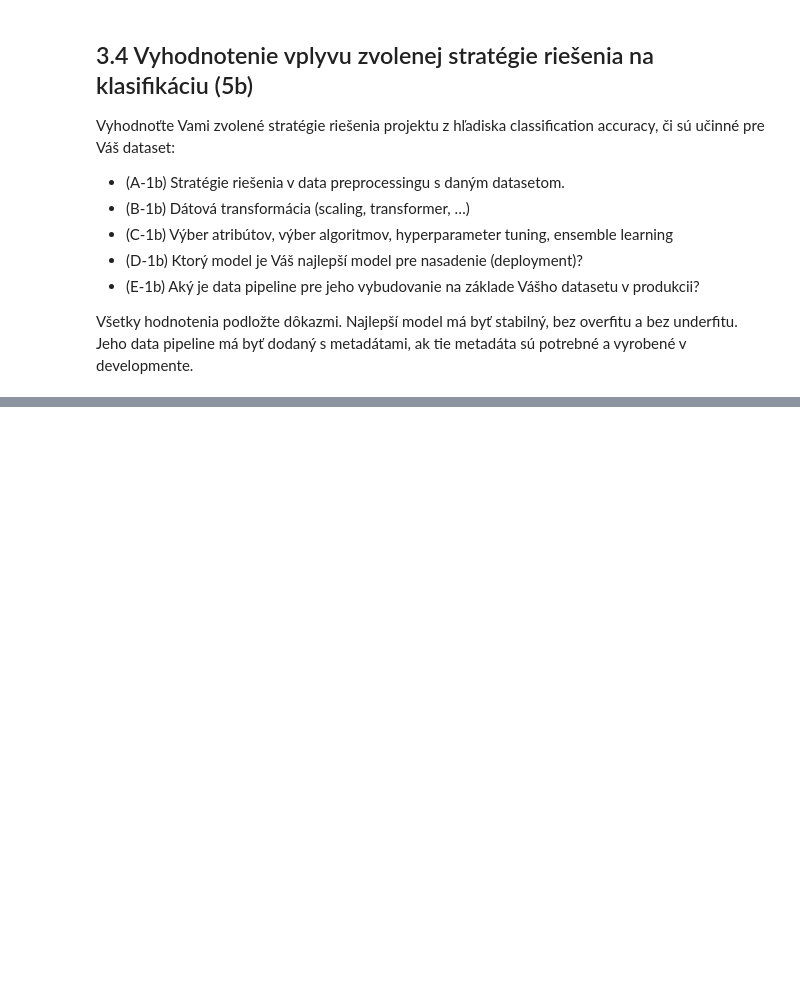
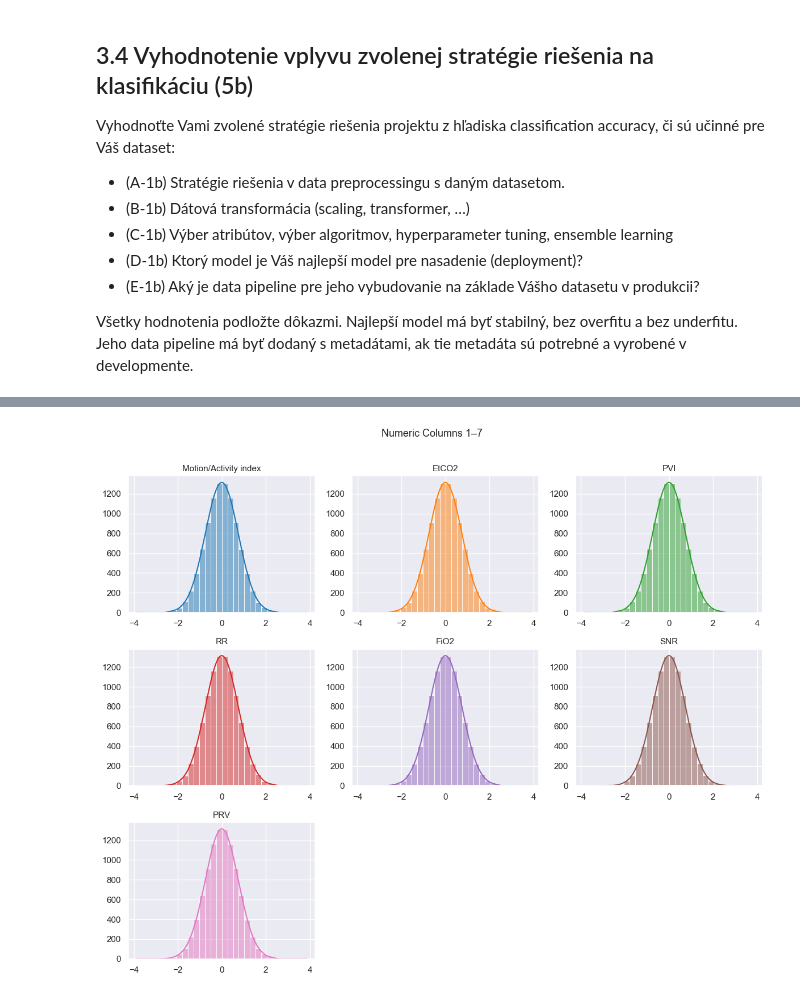
Before and after one commit to johannatilesova/IAU-project, a Jupyter notebook: phase3_Tilesova_Pecenka.ipynb, the cells around one changed output, grey strips where cells are left out. Cells and saved outputs as stored; diff of their text form; code cells hidden in the pictures; blank space fills up the shorter version.

```diff
--- a/phase3_Tilesova_Pecenka.ipynb
+++ b/phase3_Tilesova_Pecenka.ipynb
@@ -31,0 +128,4 @@ Všetky hodnotenia podložte dôkazmi. Najlepší model má byť stabilný, bez
+# %%
+histogramiada(X_train_processed)
+# %% [output]
+[figure, added]
```
Also changed, not shown: parts of 5 cells of this notebook, 2 other files.
